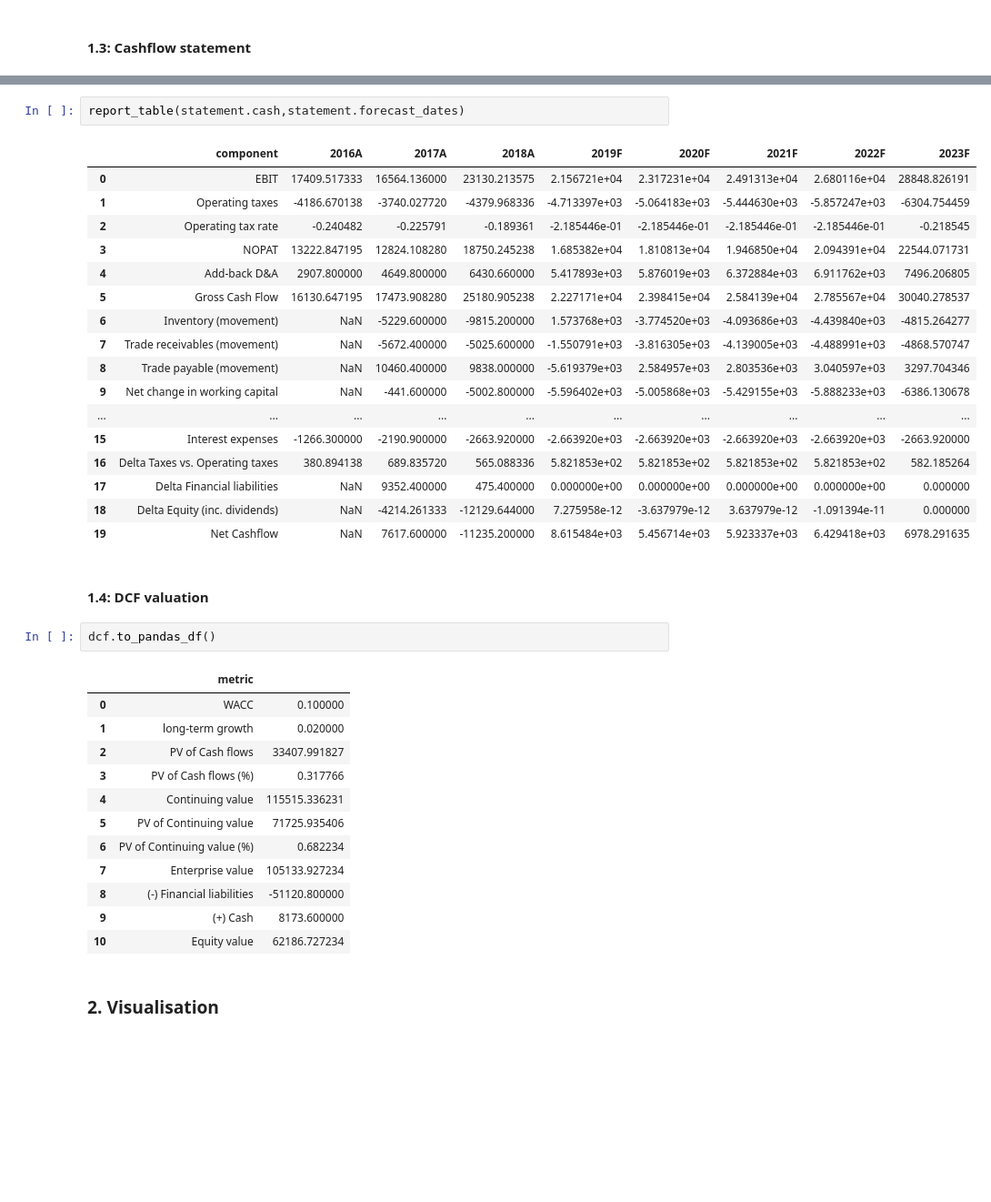
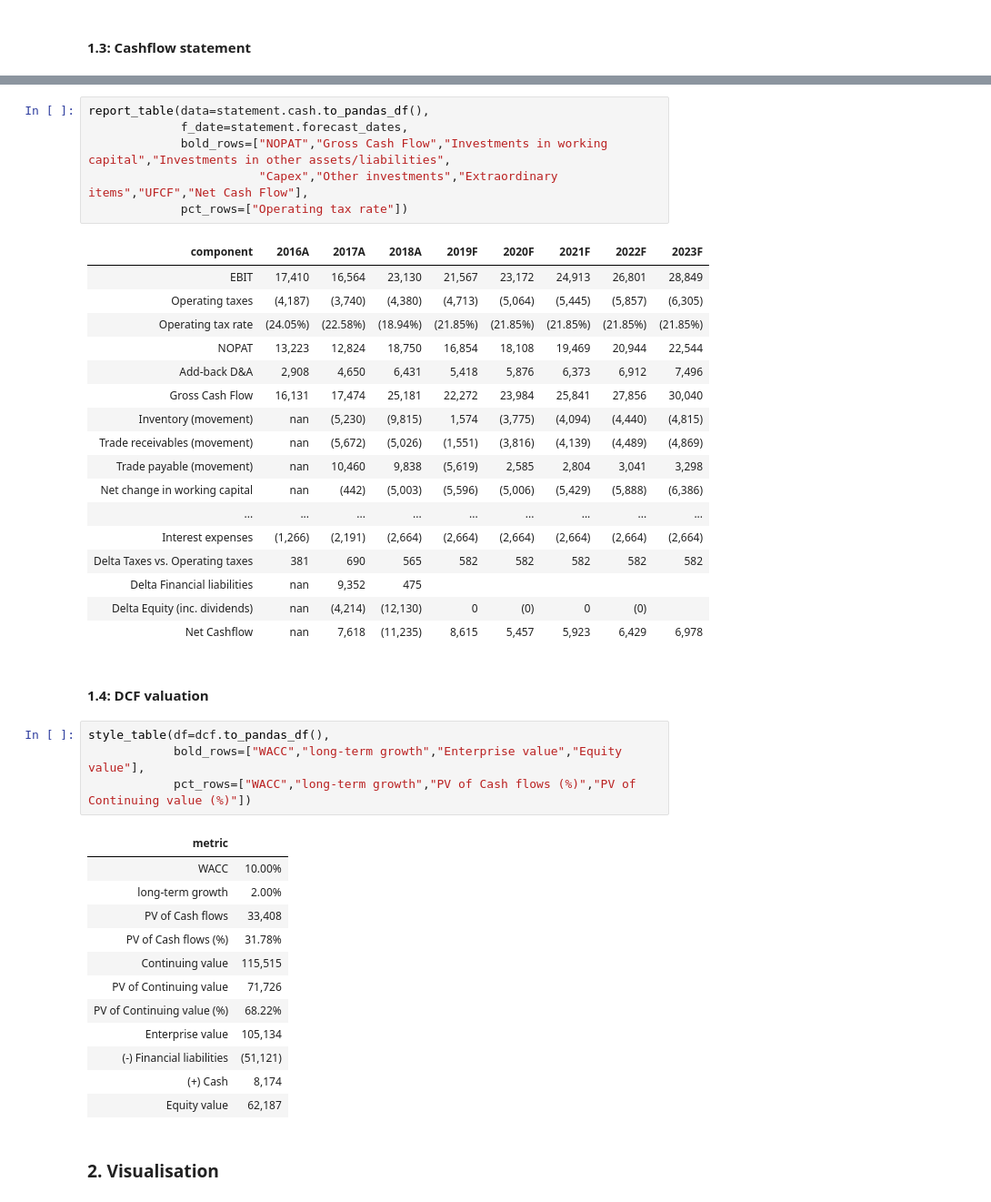
Before and after one commit to subhadri/financial_model, a Jupyter notebook: code/cheesco/company-valuation-2016-2018.ipynb, the cells around one changed output, grey strips where cells are left out. Shown at 91% size. Cells and saved outputs as stored; diff of their text form; blank space fills up the shorter version.

Commit message:
Add all charts and table stlying codes using plotly package

```diff
--- a/code/cheesco/company-valuation-2016-2018.ipynb
+++ b/code/cheesco/company-valuation-2016-2018.ipynb
@@ -88,39 +119,45 @@ report_table(statement.balance,statement.forecast_dates)
 # %%
-report_table(statement.cash,statement.forecast_dates)
+report_table(data=statement.cash.to_pandas_df(),
+             f_date=statement.forecast_dates,
+             bold_rows=["NOPAT","Gross Cash Flow","Investments in working capital","Investments in other assets/liabilities",
+                        "Capex","Other investments","Extraordinary items","UFCF","Net Cash Flow"],
+             pct_rows=["Operating tax rate"])
 # %% [output]
-|  | component | 2016A | 2017A | 2018A | 2019F | 2020F | 2021F | 2022F | 2023F |
-| 0 | EBIT | 17409.517333 | 16564.136000 | 23130.213575 | 2.156721e+04 | 2.317231e+04 | 2.491313e+04 | 2.680116e+04 | 28848.826191 |
-| 1 | Operating taxes | -4186.670138 | -3740.027720 | -4379.968336 | -4.713397e+03 | -5.064183e+03 | -5.444630e+03 | -5.857247e+03 | -6304.754459 |
-| 2 | Operating tax rate | -0.240482 | -0.225791 | -0.189361 | -2.185446e-01 | -2.185446e-01 | -2.185446e-01 | -2.185446e-01 | -0.218545 |
-| 3 | NOPAT | 13222.847195 | 12824.108280 | 18750.245238 | 1.685382e+04 | 1.810813e+04 | 1.946850e+04 | 2.094391e+04 | 22544.071731 |
-| 4 | Add-back D&A | 2907.800000 | 4649.800000 | 6430.660000 | 5.417893e+03 | 5.876019e+03 | 6.372884e+03 | 6.911762e+03 | 7496.206805 |
-| 5 | Gross Cash Flow | 16130.647195 | 17473.908280 | 25180.905238 | 2.227171e+04 | 2.398415e+04 | 2.584139e+04 | 2.785567e+04 | 30040.278537 |
-| 6 | Inventory (movement) | NaN | -5229.600000 | -9815.200000 | 1.573768e+03 | -3.774520e+03 | -4.093686e+03 | -4.439840e+03 | -4815.264277 |
-| 7 | Trade receivables (movement) | NaN | -5672.400000 | -5025.600000 | -1.550791e+03 | -3.816305e+03 | -4.139005e+03 | -4.488991e+03 | -4868.570747 |
-| 8 | Trade payable (movement) | NaN | 10460.400000 | 9838.000000 | -5.619379e+03 | 2.584957e+03 | 2.803536e+03 | 3.040597e+03 | 3297.704346 |
-| 9 | Net change in working capital | NaN | -441.600000 | -5002.800000 | -5.596402e+03 | -5.005868e+03 | -5.429155e+03 | -5.888233e+03 | -6386.130678 |
-| ... | ... | ... | ... | ... | ... | ... | ... | ... | ... |
-| 15 | Interest expenses | -1266.300000 | -2190.900000 | -2663.920000 | -2.663920e+03 | -2.663920e+03 | -2.663920e+03 | -2.663920e+03 | -2663.920000 |
-| 16 | Delta Taxes vs. Operating taxes | 380.894138 | 689.835720 | 565.088336 | 5.821853e+02 | 5.821853e+02 | 5.821853e+02 | 5.821853e+02 | 582.185264 |
-| 17 | Delta Financial liabilities | NaN | 9352.400000 | 475.400000 | 0.000000e+00 | 0.000000e+00 | 0.000000e+00 | 0.000000e+00 | 0.000000 |
-| 18 | Delta Equity (inc. dividends) | NaN | -4214.261333 | -12129.644000 | 7.275958e-12 | -3.637979e-12 | 3.637979e-12 | -1.091394e-11 | 0.000000 |
-| 19 | Net Cashflow | NaN | 7617.600000 | -11235.200000 | 8.615484e+03 | 5.456714e+03 | 5.923337e+03 | 6.429418e+03 | 6978.291635 |
+| component | 2016A | 2017A | 2018A | 2019F | 2020F | 2021F | 2022F | 2023F |
+| EBIT | 17,410 | 16,564 | 23,130 | 21,567 | 23,172 | 24,913 | 26,801 | 28,849 |
+| Operating taxes | (4,187) | (3,740) | (4,380) | (4,713) | (5,064) | (5,445) | (5,857) | (6,305) |
+| Operating tax rate | (24.05%) | (22.58%) | (18.94%) | (21.85%) | (21.85%) | (21.85%) | (21.85%) | (21.85%) |
+| NOPAT | 13,223 | 12,824 | 18,750 | 16,854 | 18,108 | 19,469 | 20,944 | 22,544 |
+| Add-back D&A | 2,908 | 4,650 | 6,431 | 5,418 | 5,876 | 6,373 | 6,912 | 7,496 |
+| Gross Cash Flow | 16,131 | 17,474 | 25,181 | 22,272 | 23,984 | 25,841 | 27,856 | 30,040 |
+| Inventory (movement) | nan | (5,230) | (9,815) | 1,574 | (3,775) | (4,094) | (4,440) | (4,815) |
+| Trade receivables (movement) | nan | (5,672) | (5,026) | (1,551) | (3,816) | (4,139) | (4,489) | (4,869) |
+| Trade payable (movement) | nan | 10,460 | 9,838 | (5,619) | 2,585 | 2,804 | 3,041 | 3,298 |
+| Net change in working capital | nan | (442) | (5,003) | (5,596) | (5,006) | (5,429) | (5,888) | (6,386) |
+| ... | ... | ... | ... | ... | ... | ... | ... | ... |
+| Interest expenses | (1,266) | (2,191) | (2,664) | (2,664) | (2,664) | (2,664) | (2,664) | (2,664) |
+| Delta Taxes vs. Operating taxes | 381 | 690 | 565 | 582 | 582 | 582 | 582 | 582 |
+| Delta Financial liabilities | nan | 9,352 | 475 |  |  |  |  |  |
+| Delta Equity (inc. dividends) | nan | (4,214) | (12,130) | 0 | (0) | 0 | (0) |  |
+| Net Cashflow | nan | 7,618 | (11,235) | 8,615 | 5,457 | 5,923 | 6,429 | 6,978 |
 # %% [markdown]
 #### 1.4: DCF valuation
 # %%
-dcf.to_pandas_df()
+style_table(df=dcf.to_pandas_df(),
+            bold_rows=["WACC","long-term growth","Enterprise value","Equity value"],
+            pct_rows=["WACC","long-term growth","PV of Cash flows (%)","PV of Continuing value (%)"])
 # %% [output]
-|  | metric |  |
-| 0 | WACC | 0.100000 |
-| 1 | long-term growth | 0.020000 |
-| 2 | PV of Cash flows | 33407.991827 |
-| 3 | PV of Cash flows (%) | 0.317766 |
-| 4 | Continuing value | 115515.336231 |
-| 5 | PV of Continuing value | 71725.935406 |
-| 6 | PV of Continuing value (%) | 0.682234 |
-| 7 | Enterprise value | 105133.927234 |
-| 8 | (-) Financial liabilities | -51120.800000 |
-| 9 | (+) Cash | 8173.600000 |
-| 10 | Equity value | 62186.727234 |
+| metric |  |
+| WACC | 10.00% |
+| long-term growth | 2.00% |
+| PV of Cash flows | 33,408 |
+| PV of Cash flows (%) | 31.78% |
+| Continuing value | 115,515 |
+| PV of Continuing value | 71,726 |
+| PV of Continuing value (%) | 68.22% |
+| Enterprise value | 105,134 |
+| (-) Financial liabilities | (51,121) |
+| (+) Cash | 8,174 |
+| Equity value | 62,187 |
 # %% [markdown]
 ### 2. Visualisation
```
Also changed, not shown: parts of 17 cells of this notebook, 5 other files.
